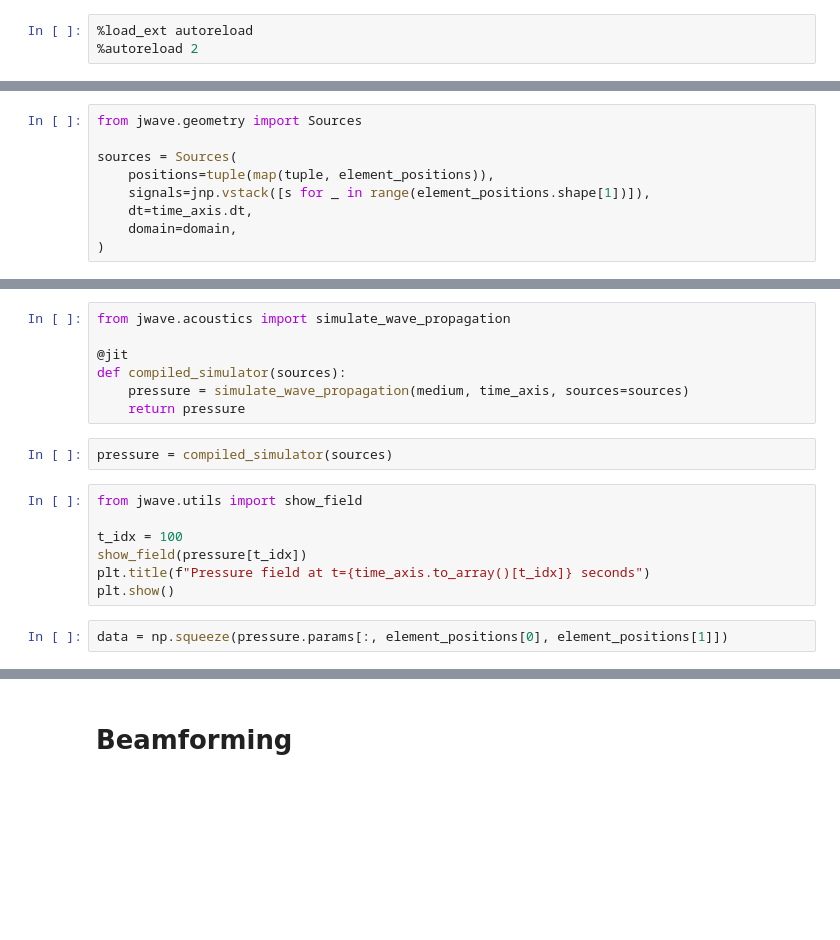
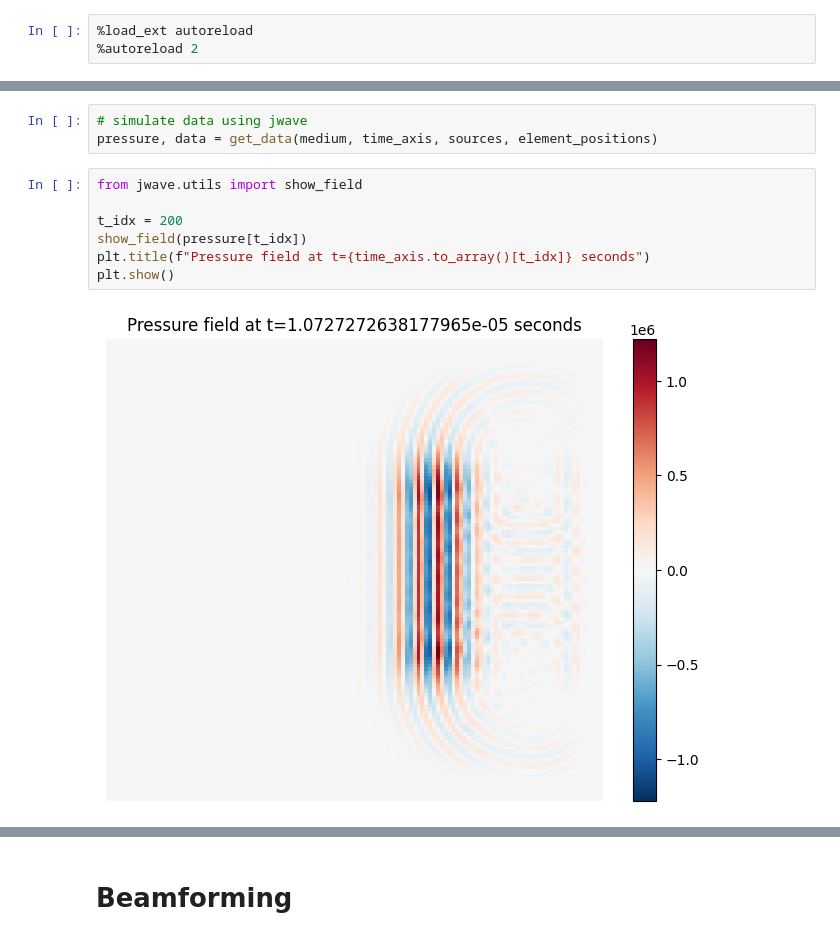
Before and after one commit to thomasrribeiro/brainhackFUS, a Jupyter notebook: notebooks/reconstruction.ipynb, the cells around one changed output, grey strips where cells are left out. Drawn from its saved outputs; the diff is of its cells as text; blank space fills up the shorter version.

```diff
--- a/notebooks/reconstruction.ipynb
+++ b/notebooks/reconstruction.ipynb
@@ -114,9 +71,0 @@ plt.show()
-# %%
-from jwave.geometry import Sources
-
-sources = Sources(
-    positions=tuple(map(tuple, element_positions)),
-    signals=jnp.vstack([s for _ in range(element_positions.shape[1])]),
-    dt=time_axis.dt,
-    domain=domain,
-)
@@ -125,21 +72,15 @@ sources = Sources(
-# %%
-from jwave.acoustics import simulate_wave_propagation
-
-@jit
-def compiled_simulator(sources):
-    pressure = simulate_wave_propagation(medium, time_axis, sources=sources)
-    return pressure
-# %%
-pressure = compiled_simulator(sources)
+# %%
+# simulate data using jwave
+pressure, data = get_data(medium, time_axis, sources, element_positions)
 # %%
 from jwave.utils import show_field
 
-t_idx = 100
+t_idx = 200
 show_field(pressure[t_idx])
 plt.title(f"Pressure field at t={time_axis.to_array()[t_idx]} seconds")
 plt.show()
+# %% [output]
+[figure, added]
-# %%
-data = np.squeeze(pressure.params[:, element_positions[0], element_positions[1]])
 # %%
 plt.imshow(data, aspect='auto', cmap='seismic')
 plt.xlabel('Transducer elements')
```
Also changed, not shown: parts of 18 cells of this notebook, 3 other files.
